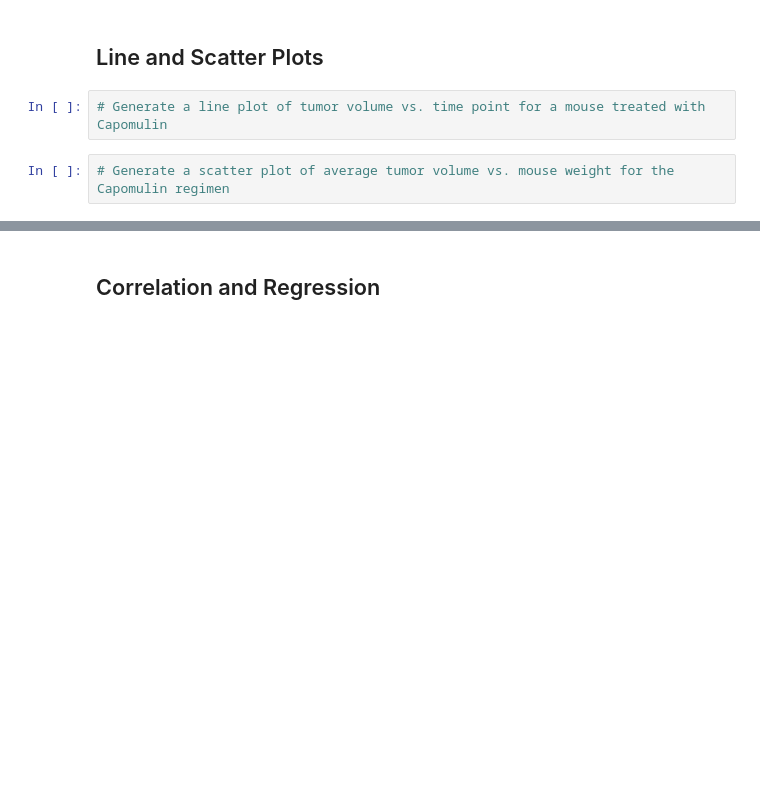
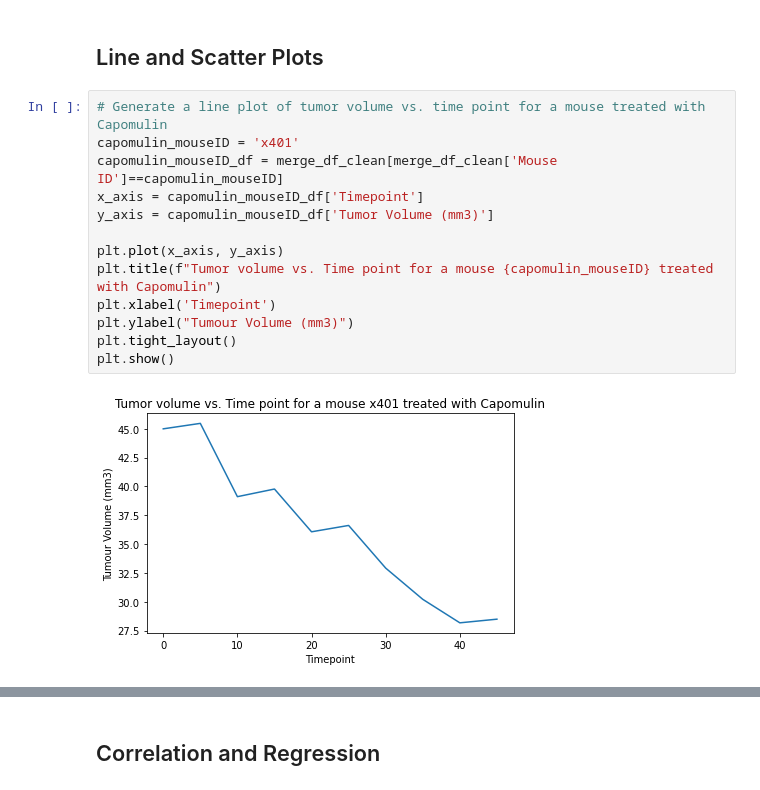
Before and after one commit to serenaremlang/pymaceuticals-challenge, a Jupyter notebook: pymaceuticals.ipynb, the cells around one changed output, grey strips where cells are left out. Cells and saved outputs as stored; diff of their text form; blank space fills up the shorter version.

Commit message:
added line chart and scatter plot. Computed linear regression

```diff
--- a/pymaceuticals.ipynb
+++ b/pymaceuticals.ipynb
@@ -270,7 +276,18 @@ tumor_vol = []
 # Generate a box plot of the final tumor volume of each mouse across four regimens of interest
 # %% [markdown]
 ## Line and Scatter Plots
-# %%
-# Generate a line plot of tumor volume vs. time point for a mouse treated with Capomulin
-# %%
-# Generate a scatter plot of average tumor volume vs. mouse weight for the Capomulin regimen
+# %%
+# Generate a line plot of tumor volume vs. time point for a mouse treated with Capomulin
+capomulin_mouseID = 'x401'
+capomulin_mouseID_df = merge_df_clean[merge_df_clean['Mouse ID']==capomulin_mouseID]
+x_axis = capomulin_mouseID_df['Timepoint']
+y_axis = capomulin_mouseID_df['Tumor Volume (mm3)']
+
+plt.plot(x_axis, y_axis)
+plt.title(f"Tumor volume vs. Time point for a mouse {capomulin_mouseID} treated with Capomulin")
+plt.xlabel('Timepoint')
+plt.ylabel("Tumour Volume (mm3)")
+plt.tight_layout()
+plt.show()
+# %% [output]
+[figure, added]
```
Also changed, not shown: parts of 4 cells of this notebook.
